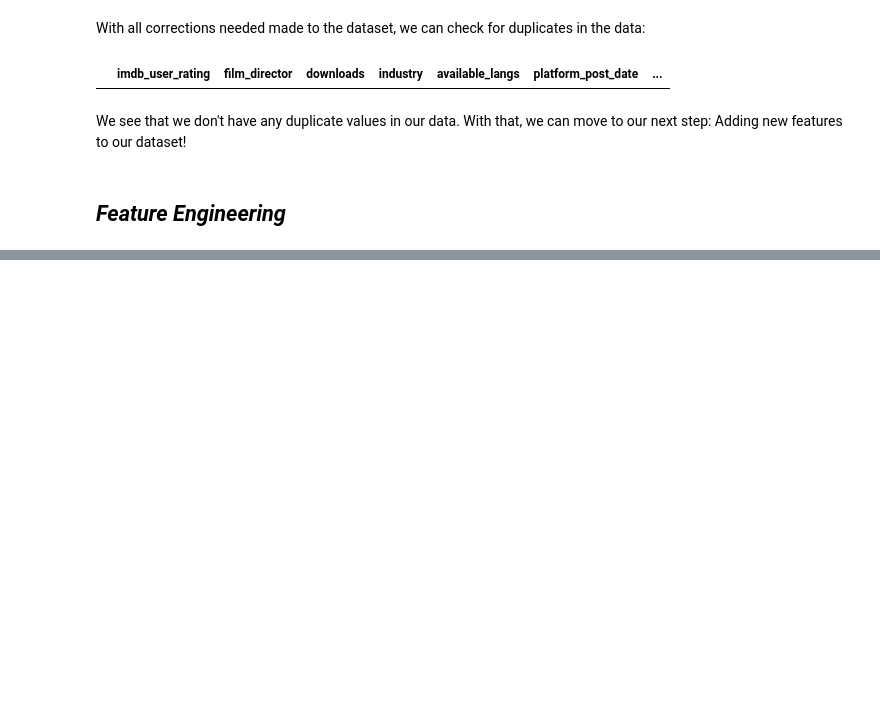
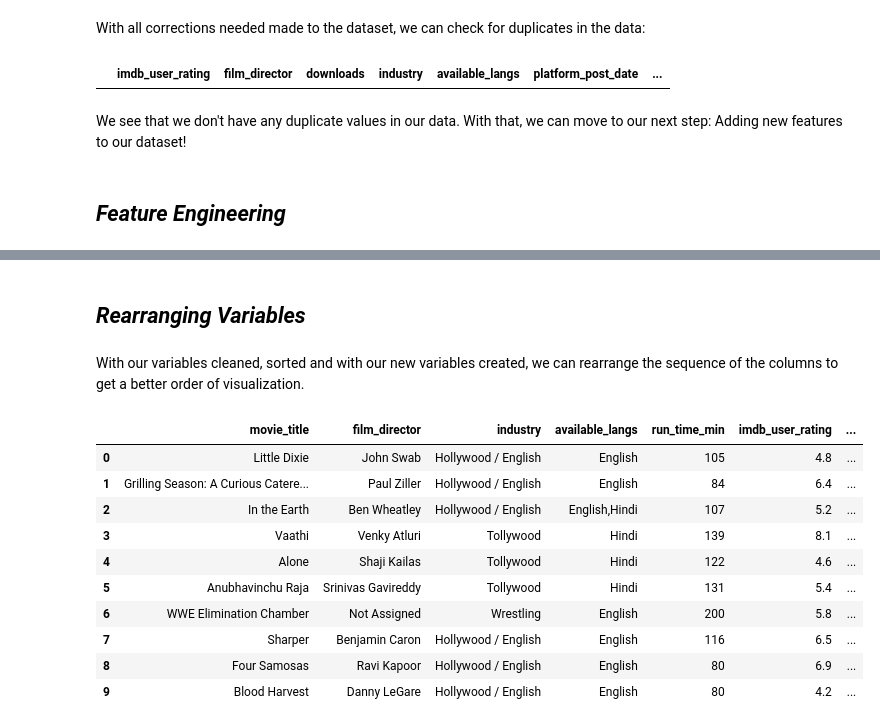
Before and after one commit to JoSEPHDev2022/EDA_Pirated_Movies, a Jupyter notebook: eda_report.ipynb, the cells around one changed output, grey strips where cells are left out. Saved outputs shown, nothing was run; the diff lists cells and outputs as text; code cells hidden in the pictures; blank space fills up the shorter version.

Commit message:
Finishing dataset manipulation.

```diff
--- a/eda_report.ipynb
+++ b/eda_report.ipynb
@@ -837,0 +881,6 @@ We see that we don't have any duplicate values in our data. With that, we can mo
+# %%
+# Creating the oficial variable and deleting the temporary one:
+pirated_films['days_to_piracy'] = pirated_films['days_temp'].dt.days
+
+# Dropping temporary variable:
+pirated_films = pirated_films.drop('days_temp', axis=1)
@@ -837,0 +917,3 @@ We see that we don't have any duplicate values in our data. With that, we can mo
+# %%
+# Changing data type to int32:
+pirated_films = pirated_films.astype({'days_to_piracy': 'int32'})
@@ -837,0 +929,6 @@ We see that we don't have any duplicate values in our data. With that, we can mo
+# %%
+# Creating new variable:
+pirated_films['avg_views_per_download'] = pirated_films['total_views'] / pirated_films['downloads']
+
+# Visualizing data:
+pirated_films.head()
@@ -837,0 +948,6 @@ We see that we don't have any duplicate values in our data. With that, we can mo
+# %%
+# Creating variable:
+pirated_films['avg_downloads_per_day'] = abs(pirated_films['downloads'] / pirated_films['days_to_piracy'])
+
+# Checking values:
+pirated_films.head()
@@ -837,0 +961,28 @@ We see that we don't have any duplicate values in our data. With that, we can mo
+# %% [markdown]
+## **_Rearranging Variables_**
+# %% [markdown]
+With our variables cleaned, sorted and with our new variables created, we can rearrange the sequence of the columns to get a better order of visualization.
+# %%
+# Rearranging variables:
+new_order = ['movie_title', 'film_director', 'industry', 'available_langs',
+             'run_time_min', 'imdb_user_rating', 'worldwide_release',
+             'platform_post_date', 'days_to_piracy', 'downloads',
+             'total_views', 'avg_views_per_download', 'avg_downloads_per_day']
+
+# Defining the order:
+pirated_films = pirated_films.reindex(columns=new_order)
+
+# Checking final dataset:
+pirated_films.head(10)
+# %% [output]
+|  | movie_title | film_director | industry | available_langs | run_time_min | imdb_user_rating | ... |
+| 0 | Little Dixie | John Swab | Hollywood / English | English | 105 | 4.8 | ... |
+| 1 | Grilling Season: A Curious Catere... | Paul Ziller | Hollywood / English | English | 84 | 6.4 | ... |
+| 2 | In the Earth | Ben Wheatley | Hollywood / English | English,Hindi | 107 | 5.2 | ... |
+| 3 | Vaathi | Venky Atluri | Tollywood | Hindi | 139 | 8.1 | ... |
+| 4 | Alone | Shaji Kailas | Tollywood | Hindi | 122 | 4.6 | ... |
+| 5 | Anubhavinchu Raja | Srinivas Gavireddy | Tollywood | Hindi | 131 | 5.4 | ... |
+| 6 | WWE Elimination Chamber | Not Assigned | Wrestling | English | 200 | 5.8 | ... |
+| 7 | Sharper | Benjamin Caron | Hollywood / English | English | 116 | 6.5 | ... |
+| 8 | Four Samosas | Ravi Kapoor | Hollywood / English | English | 80 | 6.9 | ... |
+| 9 | Blood Harvest | Danny LeGare | Hollywood / English | English | 80 | 4.2 | ... |
```
Also changed, not shown: parts of 27 cells of this notebook.
